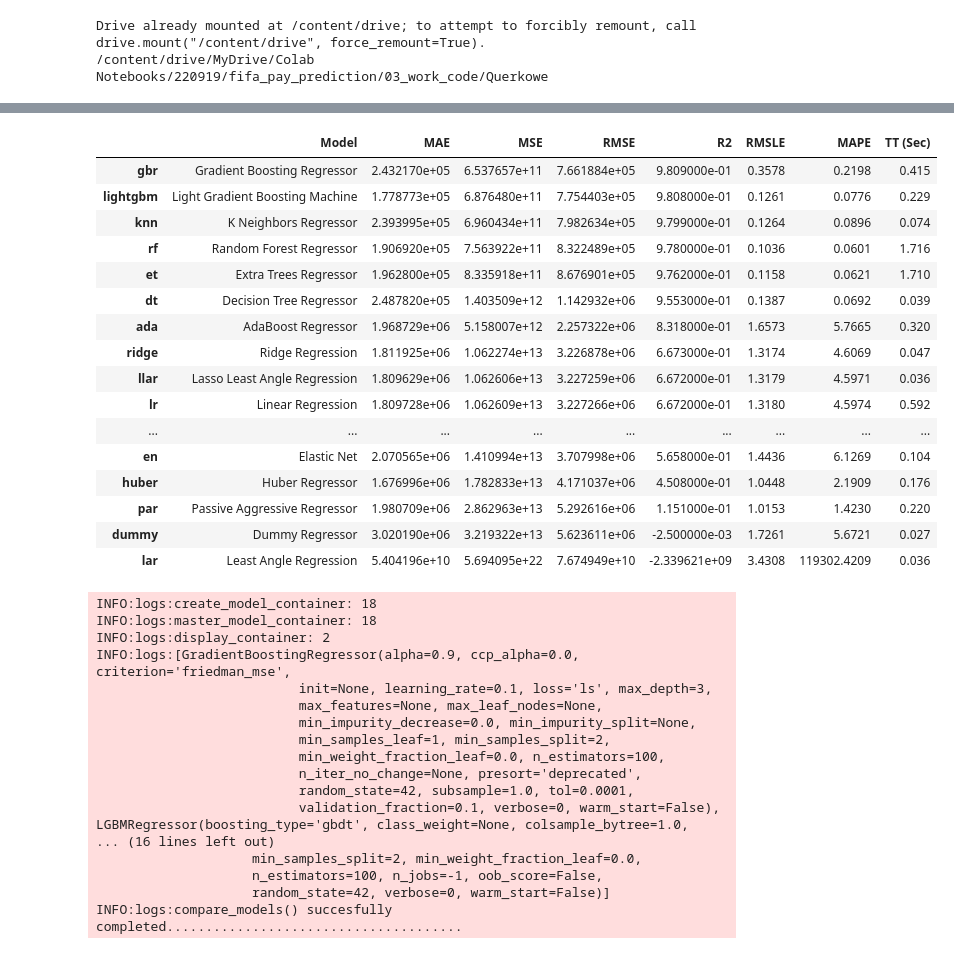
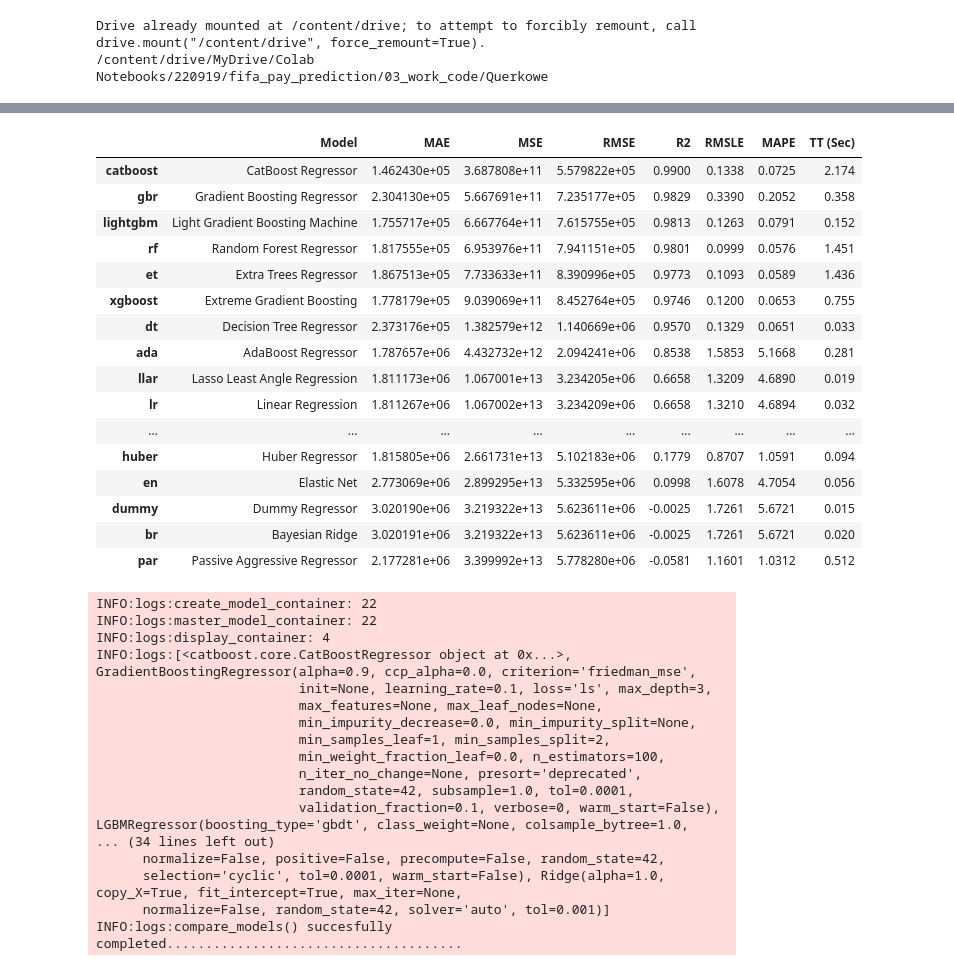
Before and after one commit to querkowe/fifa-pay-prediction, a Jupyter notebook: 03_work_code/Querkowe/pycaret_prediction.ipynb, the cells around one changed output, grey strips where cells are left out. Drawn from its saved outputs; the diff is of its cells as text; code cells hidden in the pictures.

```diff
--- a/03_work_code/Querkowe/pycaret_prediction.ipynb
+++ b/03_work_code/Querkowe/pycaret_prediction.ipynb
@@ -101,27 +149,27 @@ INFO:logs:setup() succesfully completed......................................
 # %%
-top_5_models = regression.compare_models(sort='RMSE', n_select=5)
+top_12_models = regression.compare_models(sort='RMSE', n_select=12)
 # %% [output]
 |  | Model | MAE | MSE | RMSE | R2 | RMSLE | MAPE | TT (Sec) |
-| gbr | Gradient Boosting Regressor | 2.432170e+05 | 6.537657e+11 | 7.661884e+05 | 9.809000e-01 | 0.3578 | 0.2198 | 0.415 |
-| lightgbm | Light Gradient Boosting Machine | 1.778773e+05 | 6.876480e+11 | 7.754403e+05 | 9.808000e-01 | 0.1261 | 0.0776 | 0.229 |
-| knn | K Neighbors Regressor | 2.393995e+05 | 6.960434e+11 | 7.982634e+05 | 9.799000e-01 | 0.1264 | 0.0896 | 0.074 |
-| rf | Random Forest Regressor | 1.906920e+05 | 7.563922e+11 | 8.322489e+05 | 9.780000e-01 | 0.1036 | 0.0601 | 1.716 |
-| et | Extra Trees Regressor | 1.962800e+05 | 8.335918e+11 | 8.676901e+05 | 9.762000e-01 | 0.1158 | 0.0621 | 1.710 |
-| dt | Decision Tree Regressor | 2.487820e+05 | 1.403509e+12 | 1.142932e+06 | 9.553000e-01 | 0.1387 | 0.0692 | 0.039 |
-| ada | AdaBoost Regressor | 1.968729e+06 | 5.158007e+12 | 2.257322e+06 | 8.318000e-01 | 1.6573 | 5.7665 | 0.320 |
-| ridge | Ridge Regression | 1.811925e+06 | 1.062274e+13 | 3.226878e+06 | 6.673000e-01 | 1.3174 | 4.6069 | 0.047 |
-| llar | Lasso Least Angle Regression | 1.809629e+06 | 1.062606e+13 | 3.227259e+06 | 6.672000e-01 | 1.3179 | 4.5971 | 0.036 |
-| lr | Linear Regression | 1.809728e+06 | 1.062609e+13 | 3.227266e+06 | 6.672000e-01 | 1.3180 | 4.5974 | 0.592 |
+| catboost | CatBoost Regressor | 1.462430e+05 | 3.687808e+11 | 5.579822e+05 | 0.9900 | 0.1338 | 0.0725 | 2.174 |
+| gbr | Gradient Boosting Regressor | 2.304130e+05 | 5.667691e+11 | 7.235177e+05 | 0.9829 | 0.3390 | 0.2052 | 0.358 |
+| lightgbm | Light Gradient Boosting Machine | 1.755717e+05 | 6.667764e+11 | 7.615755e+05 | 0.9813 | 0.1263 | 0.0791 | 0.152 |
+| rf | Random Forest Regressor | 1.817555e+05 | 6.953976e+11 | 7.941151e+05 | 0.9801 | 0.0999 | 0.0576 | 1.451 |
+| et | Extra Trees Regressor | 1.867513e+05 | 7.733633e+11 | 8.390996e+05 | 0.9773 | 0.1093 | 0.0589 | 1.436 |
+| xgboost | Extreme Gradient Boosting | 1.778179e+05 | 9.039069e+11 | 8.452764e+05 | 0.9746 | 0.1200 | 0.0653 | 0.755 |
+| dt | Decision Tree Regressor | 2.373176e+05 | 1.382579e+12 | 1.140669e+06 | 0.9570 | 0.1329 | 0.0651 | 0.033 |
+| ada | AdaBoost Regressor | 1.787657e+06 | 4.432732e+12 | 2.094241e+06 | 0.8538 | 1.5853 | 5.1668 | 0.281 |
+| llar | Lasso Least Angle Regression | 1.811173e+06 | 1.067001e+13 | 3.234205e+06 | 0.6658 | 1.3209 | 4.6890 | 0.019 |
+| lr | Linear Regression | 1.811267e+06 | 1.067002e+13 | 3.234209e+06 | 0.6658 | 1.3210 | 4.6894 | 0.032 |
 | ... | ... | ... | ... | ... | ... | ... | ... | ... |
-| en | Elastic Net | 2.070565e+06 | 1.410994e+13 | 3.707998e+06 | 5.658000e-01 | 1.4436 | 6.1269 | 0.104 |
-| huber | Huber Regressor | 1.676996e+06 | 1.782833e+13 | 4.171037e+06 | 4.508000e-01 | 1.0448 | 2.1909 | 0.176 |
-| par | Passive Aggressive Regressor | 1.980709e+06 | 2.862963e+13 | 5.292616e+06 | 1.151000e-01 | 1.0153 | 1.4230 | 0.220 |
-| dummy | Dummy Regressor | 3.020190e+06 | 3.219322e+13 | 5.623611e+06 | -2.500000e-03 | 1.7261 | 5.6721 | 0.027 |
-| lar | Least Angle Regression | 5.404196e+10 | 5.694095e+22 | 7.674949e+10 | -2.339621e+09 | 3.4308 | 119302.4209 | 0.036 |
+| huber | Huber Regressor | 1.815805e+06 | 2.661731e+13 | 5.102183e+06 | 0.1779 | 0.8707 | 1.0591 | 0.094 |
+| en | Elastic Net | 2.773069e+06 | 2.899295e+13 | 5.332595e+06 | 0.0998 | 1.6078 | 4.7054 | 0.056 |
+| dummy | Dummy Regressor | 3.020190e+06 | 3.219322e+13 | 5.623611e+06 | -0.0025 | 1.7261 | 5.6721 | 0.015 |
+| br | Bayesian Ridge | 3.020191e+06 | 3.219322e+13 | 5.623611e+06 | -0.0025 | 1.7261 | 5.6721 | 0.020 |
+| par | Passive Aggressive Regressor | 2.177281e+06 | 3.399992e+13 | 5.778280e+06 | -0.0581 | 1.1601 | 1.0312 | 0.512 |
-INFO:logs:create_model_container: 18
-INFO:logs:master_model_container: 18
-INFO:logs:display_container: 2
-INFO:logs:[GradientBoostingRegressor(alpha=0.9, ccp_alpha=0.0, criterion='friedman_mse',
+INFO:logs:create_model_container: 22
+INFO:logs:master_model_container: 22
+INFO:logs:display_container: 4
+INFO:logs:[<catboost.core.CatBoostRegressor object at 0x...>, GradientBoostingRegressor(alpha=0.9, ccp_alpha=0.0, criterion='friedman_mse',
                           init=None, learning_rate=0.1, loss='ls', max_depth=3,
                           max_features=None, max_leaf_nodes=None,
                           min_impurity_decrease=0.0, min_impurity_split=None,
@@ -130,8 +178,8 @@ INFO:logs:[GradientBoostingRegressor(alpha=0.9, ccp_alpha=0.0, criterion='friedm
                           n_iter_no_change=None, presort='deprecated',
                           random_state=42, subsample=1.0, tol=0.0001,
                           validation_fraction=0.1, verbose=0, warm_start=False), LGBMRegressor(boosting_type='gbdt', class_weight=None, colsample_bytree=1.0,
-... (16 lines left out)
-                    min_samples_split=2, min_weight_fraction_leaf=0.0,
-                    n_estimators=100, n_jobs=-1, oob_score=False,
-                    random_state=42, verbose=0, warm_start=False)]
+... (34 lines left out)
+      normalize=False, positive=False, precompute=False, random_state=42,
+      selection='cyclic', tol=0.0001, warm_start=False), Ridge(alpha=1.0, copy_X=True, fit_intercept=True, max_iter=None,
+      normalize=False, random_state=42, solver='auto', tol=0.001)]
 INFO:logs:compare_models() succesfully completed......................................
```
Also changed, not shown: parts of 13 cells of this notebook.
